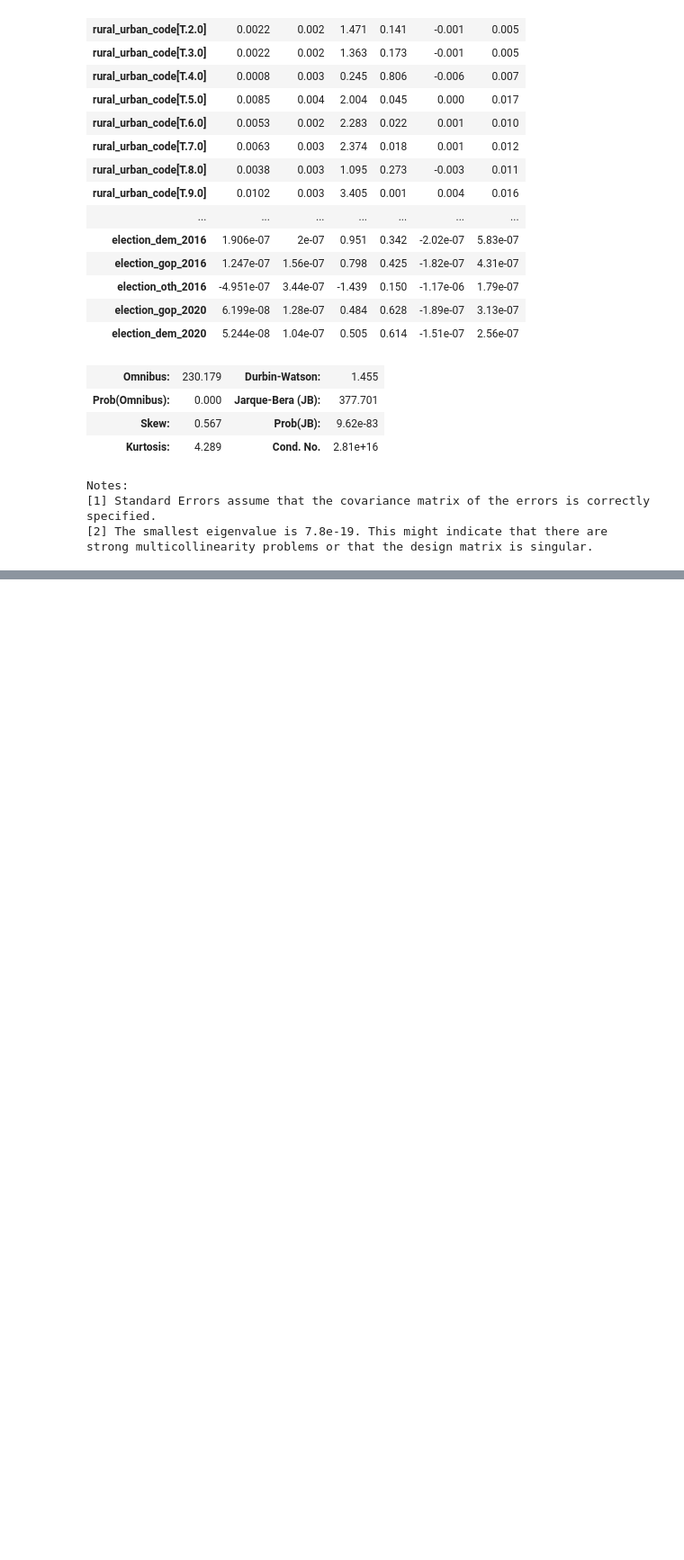
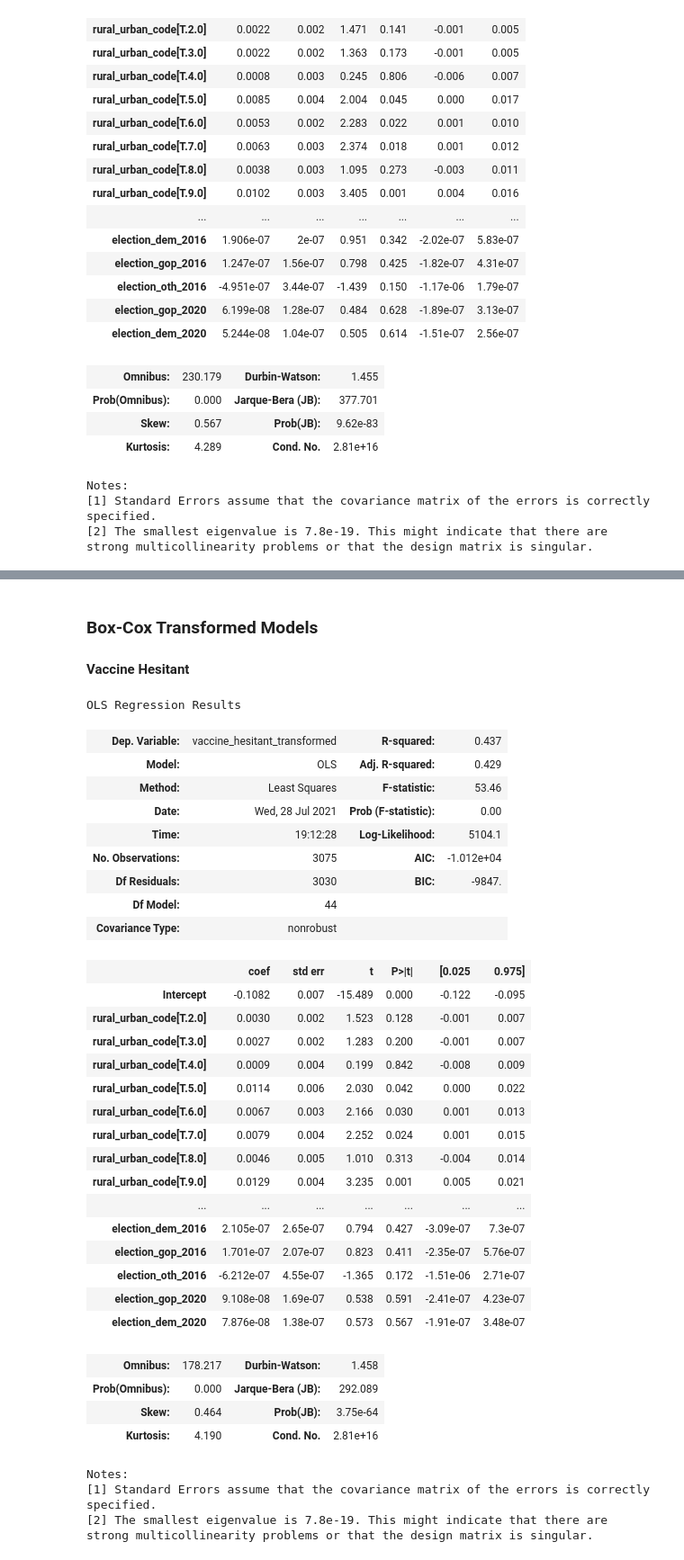
Before and after one commit to kuruparans/covid19-vaccine-hesitancy-analysis, a Jupyter notebook: statistical-modelling.ipynb, the cells around one changed output, grey strips where cells are left out. Shown at 90% size. Drawn from its saved outputs; the diff is of its cells as text; code cells hidden in the pictures; blank space fills up the shorter version.

Commit message:
Add Box-Cox transformed models

```diff
--- a/statistical-modelling.ipynb
+++ b/statistical-modelling.ipynb
@@ -48,10 +48,10 @@ plt.show()
 # %% [markdown]
 ## Box-Cox Lambda transformation
 # %%
-transformed_vaccine_hesitant, lambda_vaccine_hesitant = stats.boxcox(df['vaccine_hesitant'])
-transformed_vaccine_hesitant_strong, lambda_vaccine_hesitant_strong = stats.boxcox(df['vaccine_hesitant_strong'])
-df['vaccine_hesitant_transformed'] = transformed_vaccine_hesitant
-df['vaccine_hesitant_strong_transformed'] = transformed_vaccine_hesitant_strong
+vaccine_hesitant_transformed, lambda_vaccine_hesitant = stats.boxcox(df['vaccine_hesitant'])
+vaccine_hesitant_strong_transformed, lambda_vaccine_hesitant_strong = stats.boxcox(df['vaccine_hesitant_strong'])
+df['vaccine_hesitant_transformed'] = vaccine_hesitant_transformed
+df['vaccine_hesitant_strong_transformed'] = vaccine_hesitant_strong_transformed
 
 lambda_vaccine_hesitant, lambda_vaccine_hesitant_strong
 # %% [output]
@@ -139,3 +140,44 @@ Notes:
 [1] Standard Errors assume that the covariance matrix of the errors is correctly specified.
 [2] The smallest eigenvalue is 4.75e-18. This might indicate that there are
 strong multicollinearity problems or that the design matrix is singular.
+# %% [markdown]
+### Box-Cox Transformed Models
+#### Vaccine Hesitant
+# %%
+fitted_model_hesitant_transformed = sm.ols(formula='vaccine_hesitant_transformed ~ ethnicity_white + ethnicity_hispanic + ethnicity_black + ethnicity_asian + ethnicity_native + ethnicity_hawaiian + population + birth_rate + unemployment + rural_urban_code + urban_influence_code + median_income + education_high_school_only + education_bachelors_degree + religion_total + religion_evangelical + religion_mainline_protestant + election_democrat_wins + election_republican_wins + election_total_2008 + election_dem_2008 + election_gop_2008 + election_oth_2008 + election_total_2012 + election_dem_2012 + election_gop_2012 + election_oth_2012 + election_total_2016 + election_dem_2016 + election_gop_2016 + election_oth_2016 + election_gop_2020 + election_dem_2020', data=df).fit()
+fitted_model_hesitant_transformed.summary()
+# %% [output]
+OLS Regression Results
+| Dep. Variable: | vaccine_hesitant_transformed | R-squared: | 0.437 |
+| Model: | OLS | Adj. R-squared: | 0.429 |
+| Method: | Least Squares | F-statistic: | 53.46 |
+| Date: | Wed, 28 Jul 2021 | Prob (F-statistic): | 0.00 |
+| Time: | 19:12:28 | Log-Likelihood: | 5104.1 |
+| No. Observations: | 3075 | AIC: | -1.012e+04 |
+| Df Residuals: | 3030 | BIC: | -9847. |
+| Df Model: | 44 |  |  |
+| Covariance Type: | nonrobust |  |  |
+|  | coef | std err | t | P>|t| | [0.025 | 0.975] |
+| Intercept | -0.1082 | 0.007 | -15.489 | 0.000 | -0.122 | -0.095 |
+| rural_urban_code[T.2.0] | 0.0030 | 0.002 | 1.523 | 0.128 | -0.001 | 0.007 |
+| rural_urban_code[T.3.0] | 0.0027 | 0.002 | 1.283 | 0.200 | -0.001 | 0.007 |
+| rural_urban_code[T.4.0] | 0.0009 | 0.004 | 0.199 | 0.842 | -0.008 | 0.009 |
+| rural_urban_code[T.5.0] | 0.0114 | 0.006 | 2.030 | 0.042 | 0.000 | 0.022 |
+| rural_urban_code[T.6.0] | 0.0067 | 0.003 | 2.166 | 0.030 | 0.001 | 0.013 |
+| rural_urban_code[T.7.0] | 0.0079 | 0.004 | 2.252 | 0.024 | 0.001 | 0.015 |
+| rural_urban_code[T.8.0] | 0.0046 | 0.005 | 1.010 | 0.313 | -0.004 | 0.014 |
+| rural_urban_code[T.9.0] | 0.0129 | 0.004 | 3.235 | 0.001 | 0.005 | 0.021 |
+| ... | ... | ... | ... | ... | ... | ... |
+| election_dem_2016 | 2.105e-07 | 2.65e-07 | 0.794 | 0.427 | -3.09e-07 | 7.3e-07 |
+| election_gop_2016 | 1.701e-07 | 2.07e-07 | 0.823 | 0.411 | -2.35e-07 | 5.76e-07 |
+| election_oth_2016 | -6.212e-07 | 4.55e-07 | -1.365 | 0.172 | -1.51e-06 | 2.71e-07 |
+| election_gop_2020 | 9.108e-08 | 1.69e-07 | 0.538 | 0.591 | -2.41e-07 | 4.23e-07 |
+| election_dem_2020 | 7.876e-08 | 1.38e-07 | 0.573 | 0.567 | -1.91e-07 | 3.48e-07 |
+| Omnibus: | 178.217 | Durbin-Watson: | 1.458 |
+| Prob(Omnibus): | 0.000 | Jarque-Bera (JB): | 292.089 |
+| Skew: | 0.464 | Prob(JB): | 3.75e-64 |
+| Kurtosis: | 4.190 | Cond. No. | 2.81e+16 |
+Notes:
+[1] Standard Errors assume that the covariance matrix of the errors is correctly specified.
+[2] The smallest eigenvalue is 7.8e-19. This might indicate that there are
+strong multicollinearity problems or that the design matrix is singular.
```
Also changed, not shown: parts of 5 cells of this notebook.
